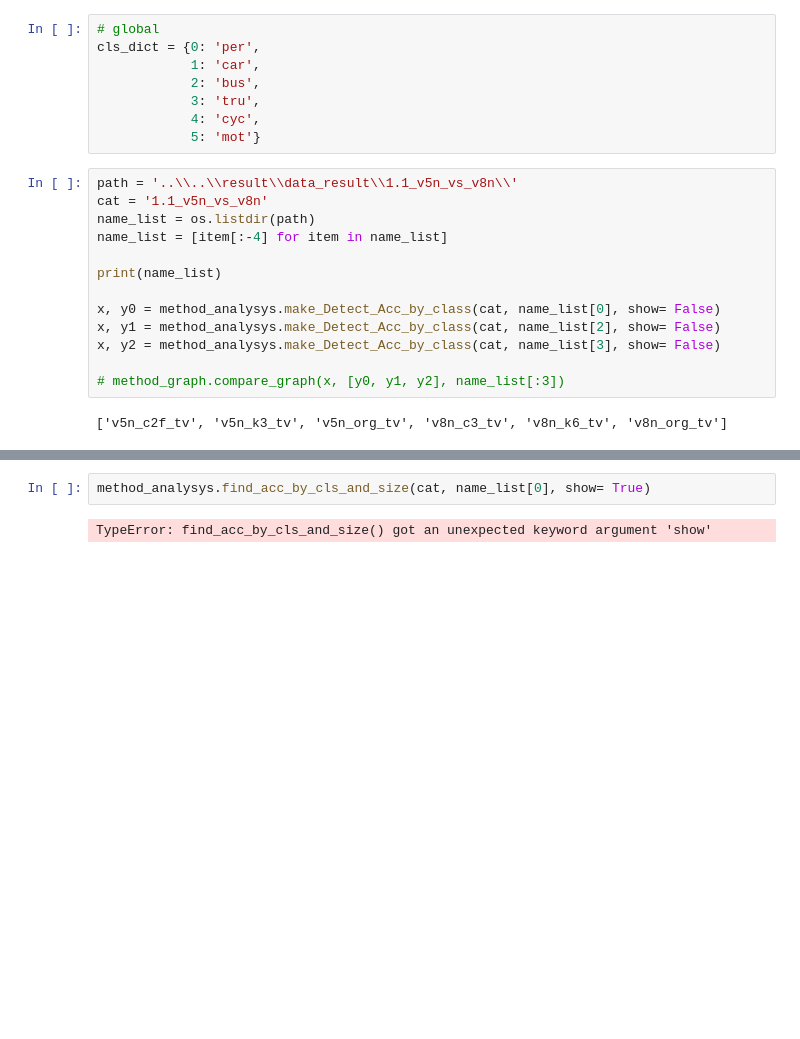
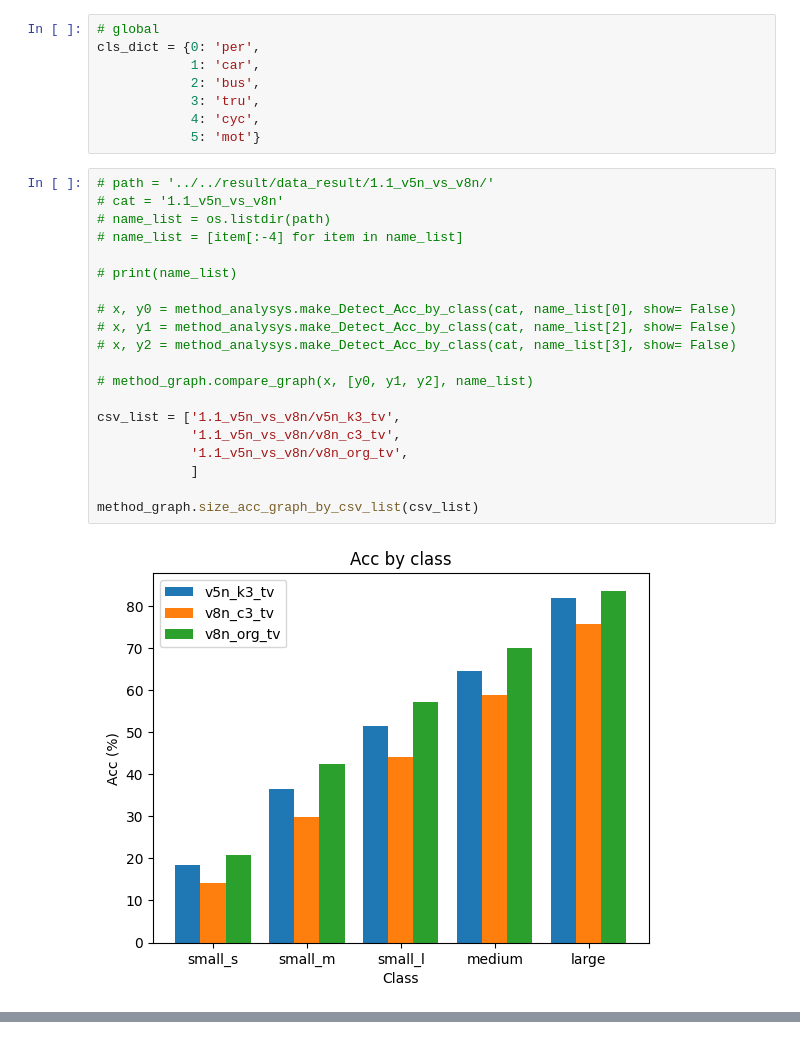
Before and after one commit to Lee-chan-hyeok/Nextchip_Autonomous_Driving_Contest, a Jupyter notebook: analysing/bbox/df_analysys.ipynb, the cells around one changed output, grey strips where cells are left out. Cells and saved outputs as stored; diff of their text form; blank space fills up the shorter version.

```diff
--- a/analysing/bbox/df_analysys.ipynb
+++ b/analysing/bbox/df_analysys.ipynb
@@ -20,17 +20,24 @@ cls_dict = {0: 'per',
             4: 'cyc',
             5: 'mot'}
 # %%
-path = '..\\..\\result\\data_result\\1.1_v5n_vs_v8n\\'
-cat = '1.1_v5n_vs_v8n'
-name_list = os.listdir(path)
-name_list = [item[:-4] for item in name_list]
+# path = '../../result/data_result/1.1_v5n_vs_v8n/'
+# cat = '1.1_v5n_vs_v8n'
+# name_list = os.listdir(path)
+# name_list = [item[:-4] for item in name_list]
 
-print(name_list)
+# print(name_list)
 
-x, y0 = method_analysys.make_Detect_Acc_by_class(cat, name_list[0], show= False)
-x, y1 = method_analysys.make_Detect_Acc_by_class(cat, name_list[2], show= False)
-x, y2 = method_analysys.make_Detect_Acc_by_class(cat, name_list[3], show= False)
+# x, y0 = method_analysys.make_Detect_Acc_by_class(cat, name_list[0], show= False)
+# x, y1 = method_analysys.make_Detect_Acc_by_class(cat, name_list[2], show= False)
+# x, y2 = method_analysys.make_Detect_Acc_by_class(cat, name_list[3], show= False)
 
-# method_graph.compare_graph(x, [y0, y1, y2], name_list[:3])
+# method_graph.compare_graph(x, [y0, y1, y2], name_list)
+
+csv_list = ['1.1_v5n_vs_v8n/v5n_k3_tv',
+            '1.1_v5n_vs_v8n/v8n_c3_tv',
+            '1.1_v5n_vs_v8n/v8n_org_tv',
+            ]
+
+method_graph.size_acc_graph_by_csv_list(csv_list)
 # %% [output]
-['v5n_c2f_tv', 'v5n_k3_tv', 'v5n_org_tv', 'v8n_c3_tv', 'v8n_k6_tv', 'v8n_org_tv']
+[figure, added]
@@ -37,4 +49,0 @@ x, y2 = method_analysys.make_Detect_Acc_by_class(cat, name_list[3], show= False)
-# %%
-method_analysys.find_acc_by_cls_and_size(cat, name_list[0], show= True)
-# %% [output]
-TypeError: find_acc_by_cls_and_size() got an unexpected keyword argument 'show'
```
Also changed, not shown: parts of 2 cells of this notebook, 2 other files.
